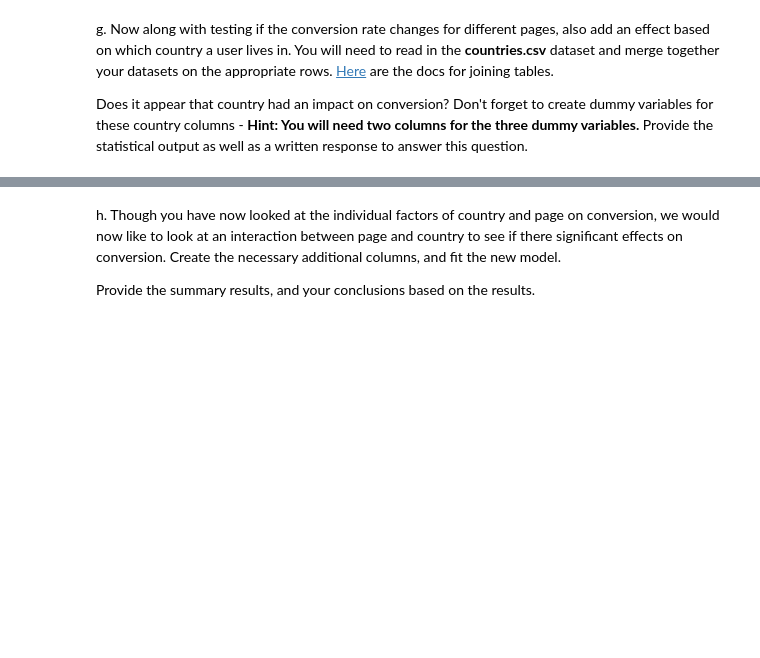
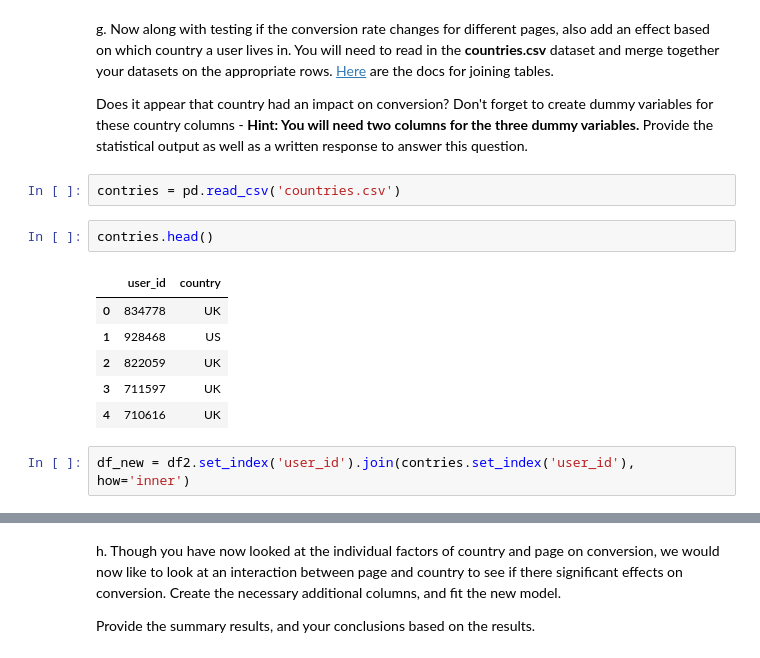
Before and after one commit to asmaHelmy/Analyzing-AB-Test-Results, a Jupyter notebook: Analyze_ab_test_results_notebook.ipynb, the cells around one changed output, grey strips where cells are left out. Drawn from its saved outputs; the diff is of its cells as text; blank space fills up the shorter version.

```diff
--- a/Analyze_ab_test_results_notebook.ipynb
+++ b/Analyze_ab_test_results_notebook.ipynb
@@ -383,3 +383,16 @@ f. Now, you are considering other things that might influence whether or not an
 g. Now along with testing if the conversion rate changes for different pages, also add an effect based on which country a user lives in. You will need to read in the **countries.csv** dataset and merge together your datasets on the appropriate rows.  [Here](https://pandas.pydata.org/pandas-docs/stable/generated/pandas.DataFrame.join.html) are the docs for joining tables.
 
 Does it appear that country had an impact on conversion?  Don't forget to create dummy variables for these country columns - **Hint: You will need two columns for the three dummy variables.** Provide the statistical output as well as a written response to answer this question.
+# %%
+contries = pd.read_csv('countries.csv')
+# %%
+contries.head()
+# %% [output]
+|  | user_id | country |
+| 0 | 834778 | UK |
+| 1 | 928468 | US |
+| 2 | 822059 | UK |
+| 3 | 711597 | UK |
+| 4 | 710616 | UK |
+# %%
+df_new = df2.set_index('user_id').join(contries.set_index('user_id'), how='inner')
```
Also changed, not shown: parts of 21 cells of this notebook.
